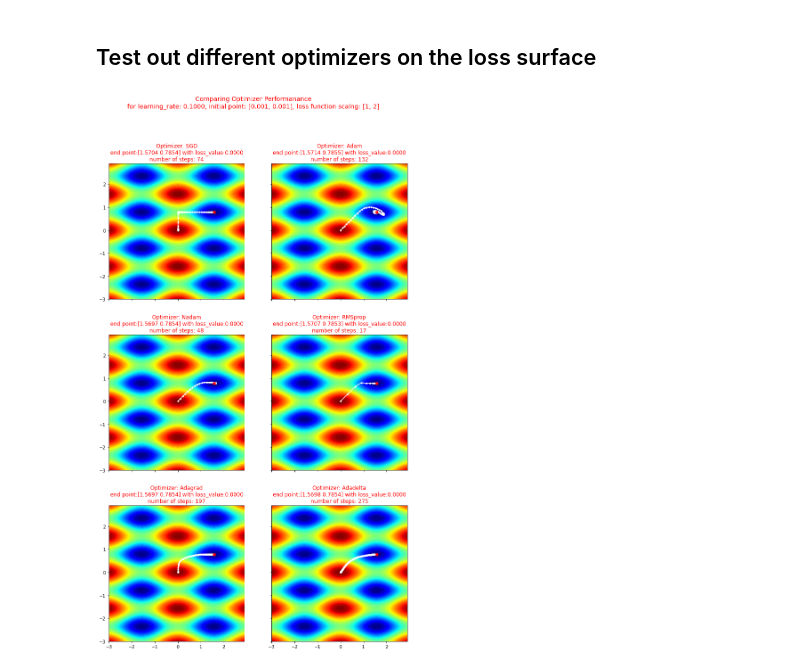
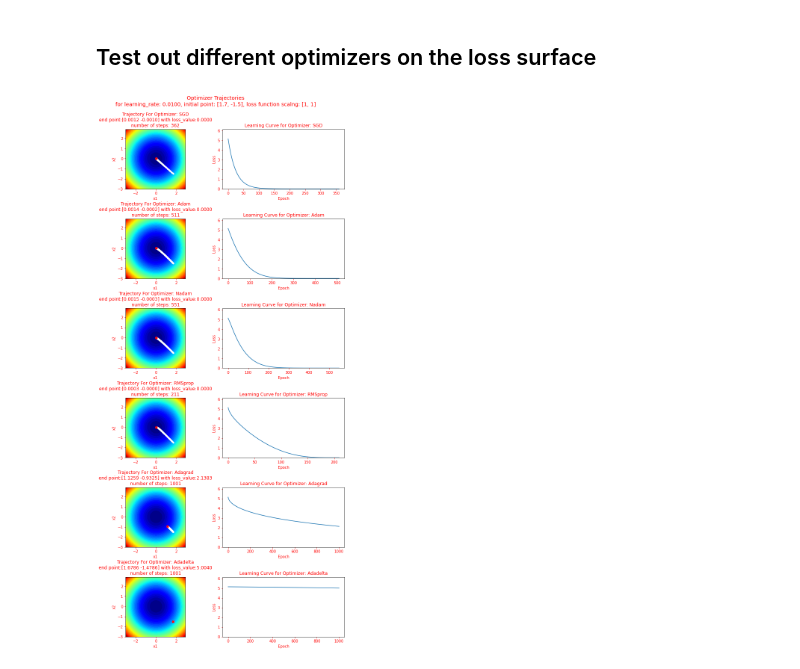
Before and after one commit to jimthompson5802/tf2_playground, a Jupyter notebook: optimizers/optimizer_playground.ipynb, the cells around one changed output. Drawn from its saved outputs; the diff is of its cells as text; code cells hidden in the pictures.

Commit message:
added simulate learning curve plot, regen all examples

```diff
--- a/optimizers/optimizer_playground.ipynb
+++ b/optimizers/optimizer_playground.ipynb
@@ -21,14 +21,14 @@ def loss_function1(x):
     return tf.reduce_sum(tf.math.cos(x * LOSS_FUNCTION_DIMENSION_SCALING)**2, axis=-1)
 
 # select loss function to use
-loss_function = loss_function1
+loss_function = loss_function0
 # %%
-IMAGE_DIR = None#'./images/large-lr'
+IMAGE_DIR = None #'./images/large-lr'
 AXIS_LIMIT = 3
 MAX_ITERATIONS = 1000
-LEARNING_RATE = 0.1
-INITIAL_POINT = [0.001, 0.001] #[0.001, 0.001] #[1.5, 0.01] #[1.7, -1.5]
-LOSS_FUNCTION_DIMENSION_SCALING = [1, 2]
+LEARNING_RATE = 0.01
+INITIAL_POINT = [1.7, -1.5] #[0.001, 0.001] #[1.5, 0.01] #[1.7, -1.5]
+LOSS_FUNCTION_DIMENSION_SCALING = [1, 1]
 OPTIMIZERS = [
     tf.keras.optimizers.SGD(learning_rate=LEARNING_RATE),
     tf.keras.optimizers.Adam(learning_rate=LEARNING_RATE),
@@ -80,16 +88,17 @@ plt.show()
 # %% [markdown]
 ## Test out different optimizers on the loss surface
 # %%
-fig, ax = plt.subplots(3, 2, sharex='col', sharey='row', figsize=(12, 20))
+fig, ax = plt.subplots(6, 2, figsize=(12, 25))
+#fig2, ax2 = plt.subplots(3, 2, sharey='row', figsize=(12, 20))
 for idx, optimizer in enumerate(OPTIMIZERS):
-    row = idx // 2
-    col = idx % 2
-    ax[row, col].set_aspect(1)
-    plt_ax = ax[row, col]
+    row = idx
+    ax[row, 0].set_aspect(1)
+    plt_ax = ax[row, 0]
+    plt_ax2 = ax[row, 1]
 
     # setup for looping through optimizers
     x = tf.Variable(INITIAL_POINT, dtype=tf.float32)  # set initial point
-    trajectory_points = [x.numpy()]   # record initial starting point
+    trajectory_points = [[x.numpy(), np.nan]]   # record initial starting point
     for _ in range(MAX_ITERATIONS):
 
         #calculate loss function
@@ -102,44 +111,64 @@ for idx, optimizer in enumerate(OPTIMIZERS):
 
         # update solution using the calculated gradient
         optimizer.apply_gradients(zip(grad, var_list))
-        trajectory_points.append(x.numpy())
+        trajectory_points.append([x.numpy(), loss.numpy()])
 
-        # test if we are approaching a limit point
-        if len(trajectory_points) > 2:
-            if np.abs(loss_function(trajectory_points[-1])
-                      - loss_function(trajectory_points[-2])) < 1e-7:
+        # test if we are approaching a limit point, early stopping
+        if len(trajectory_points) > 3:
+            if np.abs(loss_function(trajectory_points[-1][0])
+                      - loss_function(trajectory_points[-2][0])) < 1e-7:
                 break
 
+
     # consolidate the trajectory the optimizer
-    trajectory = np.stack(trajectory_points)
+    trajectory = np.stack(
+        # [x1_loc, x2_loc, loss_value]
+        [ [x[0][0], x[0][1], x[1]] for x in trajectory_points]
+    )
+
 
     # generate subplot for this optimizer
     # add contour plot
     plt_ax.contourf(t_list[0], t_list[1], loss_surface, levels=50, cmap='jet')
 
     # overlay optimizer trajectory path
     plt_ax.plot(trajectory[:,0], trajectory[:,1], '.-', color='w')
 
     # plot final point
     plt_ax.plot(trajectory[-1, 0], trajectory[-1, 1], 'X', color='r')
 
     # add title for subplot
-    plot_title = 'Optimizer: ' + optimizer._name
-    plot_title += '\nend point:' + np.array2string(trajectory[-1],
+    plot_title = 'Trajectory For Optimizer: ' + optimizer._name
+    plot_title += '\nend point:' + np.array2string(trajectory[-1][:2],
                                            formatter={'float': lambda x: "%.4f" % x})
-    plot_title += ' with loss_value:' + np.array2string(loss_function(trajectory[-1]).numpy(),
+    plot_title += ' with loss_value:' + np.array2string(trajectory[-1][2],
                                                    formatter={'float': lambda x: "%.4f" % x})
     plot_title += '\nnumber of steps: ' + '%d' % len(trajectory)
+    plt_ax.tick_params(axis='both', colors='red')
+    plt_ax.set_xlabel('x1', color='r')
+    plt_ax.set_ylabel('x2', color='r')
     plt_ax.set_title(plot_title, color='r')
 
+    plt_ax2.plot(range(trajectory.shape[0]-1), trajectory[1:, 2])
+    y_max = np.nanmax(trajectory[:,2]) + 1
+    plt_ax2.set(ylim=(0, y_max))
+    plt_ax2.tick_params(axis='both', colors='red')
+    plt_ax2.set_xlabel('Epoch', color='r')
+    plt_ax2.set_ylabel('Loss', color='r')
+    plt_ax2.set_title('Learning Curve for Optimizer: ' + optimizer._name, color='r')
+
+
+
 # display all the subplots
-sup_title = 'Comparing Optimizer Performanance'
+sup_title = 'Optimizer Trajectories'
 sup_title += '\nfor learning_rate: %.4f' % LEARNING_RATE
 sup_title += ', initial point: ' + str(INITIAL_POINT)
 sup_title += ', loss function scalng: ' + str(LOSS_FUNCTION_DIMENSION_SCALING)
-plt.suptitle(sup_title, fontsize=14, color='r')
+fig.subplots_adjust(hspace=0.5, wspace=0.05)
+fig.suptitle(sup_title, fontsize=14, color='r', y=0.93)
+
 if IMAGE_DIR is not None:
     plt.savefig(os.path.join(IMAGE_DIR, 'optimizer_plots.png'))
 plt.show()
 # %% [output]
-[figure, old version]
+[figure, new version]
```
Also changed, not shown: parts of 1 cell of this notebook, 18 other files.
